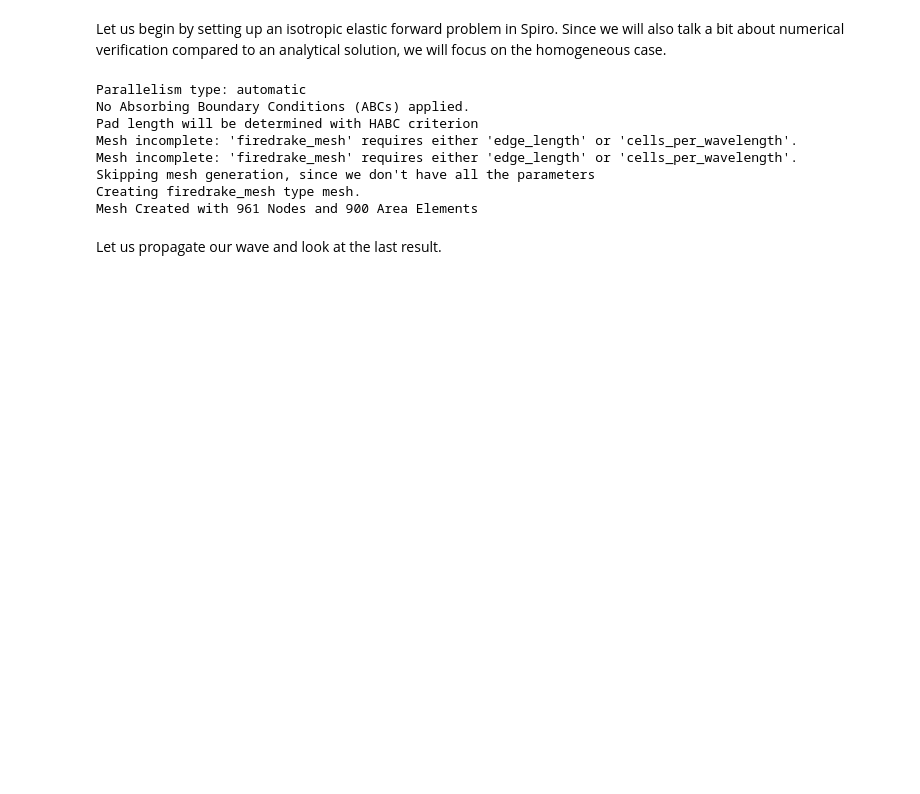
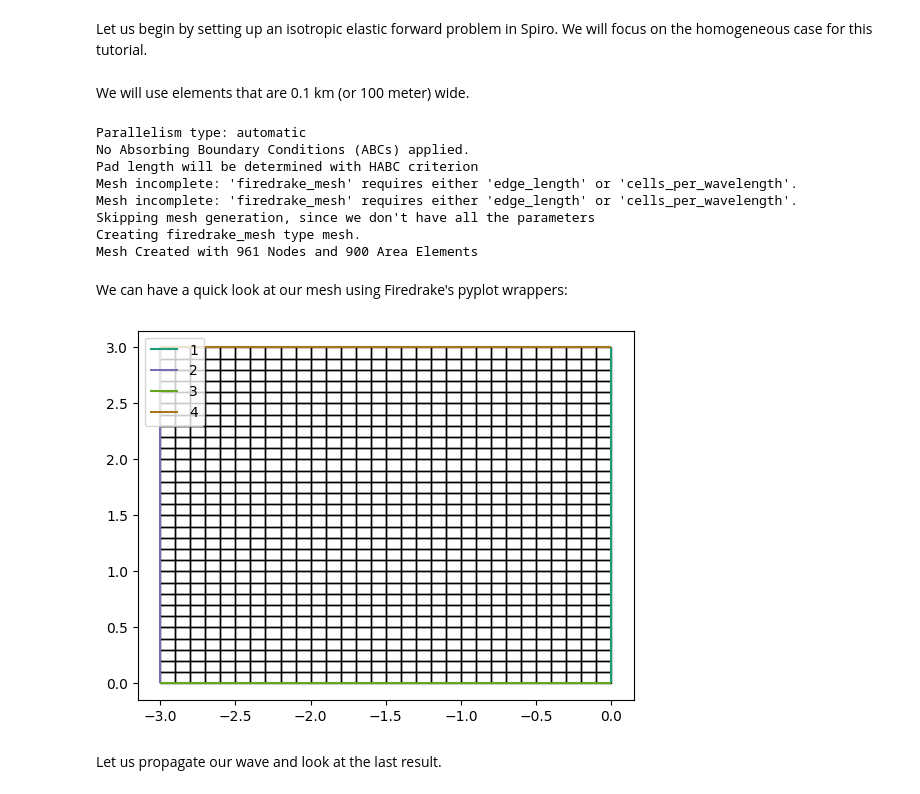
Before and after one commit to NDF-Poli-USP/spyro, a Jupyter notebook: notebook_tutorials/elastic_plots.ipynb, the cells around one changed output. Cells and saved outputs as stored; diff of their text form; code cells hidden in the pictures; blank space fills up the shorter version.

```diff
--- a/notebook_tutorials/elastic_plots.ipynb
+++ b/notebook_tutorials/elastic_plots.ipynb
@@ -17,7 +20,9 @@ import numpy as np
 # %% [markdown]
-Let us begin by setting up an isotropic elastic forward problem in Spiro. Since we will also talk a bit about numerical verification compared to an analytical solution, we will focus on the homogeneous case.
+Let us begin by setting up an isotropic elastic forward problem in Spiro. We will focus on the homogeneous case for this tutorial.
 # %%
 vp = 1.5
 vs = 1.0
 rho = 0.1
+# %% [markdown]
+We will use elements that are 0.1 km (or 100 meter) wide.
 # %%
@@ -86,6 +91,15 @@ Mesh incomplete: 'firedrake_mesh' requires either 'edge_length' or 'cells_per_wa
 Skipping mesh generation, since we don't have all the parameters
 Creating firedrake_mesh type mesh.
 Mesh Created with 961 Nodes and 900 Area Elements
+# %% [markdown]
+We can have a quick look at our mesh using Firedrake's pyplot wrappers:
+# %%
+from firedrake.pyplot import triplot
+fig, axes = plt.subplots()
+triplot(wave.mesh, axes=axes)
+axes.legend();
+# %% [output]
+[figure, added]
 # %% [markdown]
 Let us propagate our wave and look at the last result.
 # %%
```
Also changed, not shown: parts of 10 cells of this notebook, 1 other file.
